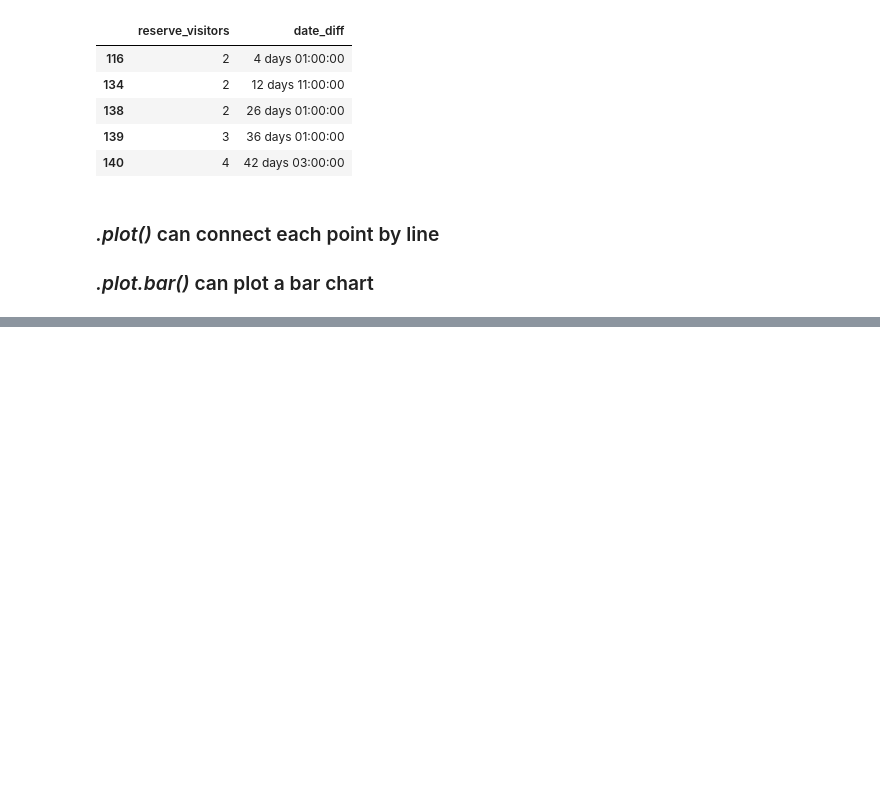
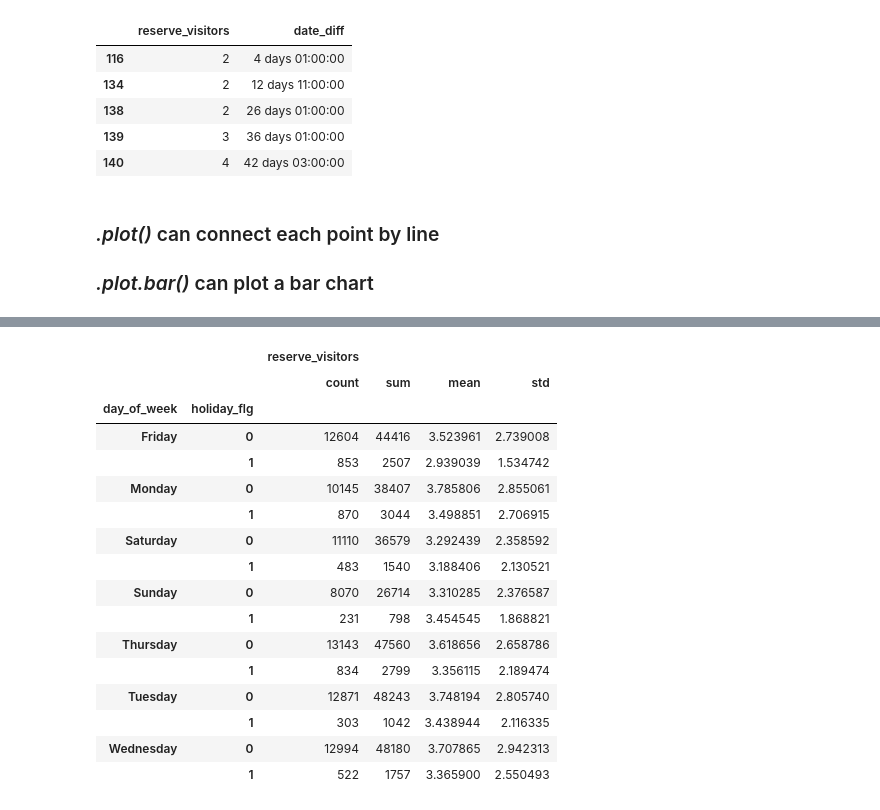
Before and after one commit to kit012/restaurant_prediction, a Jupyter notebook: REVISED Recruit Restaurant Visitor Forecasting.ipynb, the cells around one changed output, grey strips where cells are left out. Saved outputs shown, nothing was run; the diff lists cells and outputs as text; code cells hidden in the pictures; blank space fills up the shorter version.

```diff
--- a/REVISED Recruit Restaurant Visitor Forecasting.ipynb
+++ b/REVISED Recruit Restaurant Visitor Forecasting.ipynb
@@ -143,0 +160,20 @@ mon_xholiday3.loc[:,'reserve_visitors'].plot.bar()
+# %%
+Q1 = comb_df_with_area.loc[:,['reserve_visitors', 'air_genre_name', 'air_area_name','day_of_week']] \
+.groupby([ 'air_area_name', 'air_genre_name']).quantile(0.25)
+Q3 = comb_df_with_area.loc[:,['reserve_visitors', 'air_genre_name', 'air_area_name','day_of_week']] \
+.groupby([ 'air_area_name', 'air_genre_name']).quantile(0.75)
+IQR = Q3 - Q1
+UL = Q3 + 1.5*IQR
+UL = UL.rename(index=str, columns={'reserve_visitors' :'UL'})
+LL = Q1 - 1.5*IQR
+LL = LL.rename(index=str, columns={'reserve_visitors' :'LL'})
+outliers_lmt = pd.concat([UL, LL], axis=1)
+
+outliers_lmt = outliers_lmt.reset_index(level=['air_area_name', 'air_genre_name'])
+
+outliers_filtered = pd.merge(outliers_lmt, comb_df_with_area, on=['air_area_name', 'air_genre_name'])
+outliers_filtered = outliers_filtered[(outliers_filtered.reserve_visitors >= outliers_filtered.LL) &
+                                      (outliers_filtered.reserve_visitors <= outliers_filtered.UL)]
+
+# comb_df_with_area.count()
+outliers_filtered.head()
@@ -143,0 +187,22 @@ mon_xholiday3.loc[:,'reserve_visitors'].plot.bar()
+# %%
+outliers_filtered.loc[:, ['day_of_week', 'holiday_flg','reserve_visitors']] \
+                 .groupby(['day_of_week', 'holiday_flg']) \
+                 .agg(['count',np.sum, np.mean, np.std])
+# %% [output]
+|  |  | reserve_visitors |  |  |  |
+|  |  | count | sum | mean | std |
+| day_of_week | holiday_flg |  |  |  |  |
+| Friday | 0 | 12604 | 44416 | 3.523961 | 2.739008 |
+|  | 1 | 853 | 2507 | 2.939039 | 1.534742 |
+| Monday | 0 | 10145 | 38407 | 3.785806 | 2.855061 |
+|  | 1 | 870 | 3044 | 3.498851 | 2.706915 |
+| Saturday | 0 | 11110 | 36579 | 3.292439 | 2.358592 |
+|  | 1 | 483 | 1540 | 3.188406 | 2.130521 |
+| Sunday | 0 | 8070 | 26714 | 3.310285 | 2.376587 |
+|  | 1 | 231 | 798 | 3.454545 | 1.868821 |
+| Thursday | 0 | 13143 | 47560 | 3.618656 | 2.658786 |
+|  | 1 | 834 | 2799 | 3.356115 | 2.189474 |
+| Tuesday | 0 | 12871 | 48243 | 3.748194 | 2.805740 |
+|  | 1 | 303 | 1042 | 3.438944 | 2.116335 |
+| Wednesday | 0 | 12994 | 48180 | 3.707865 | 2.942313 |
+|  | 1 | 522 | 1757 | 3.365900 | 2.550493 |
```
Also changed, not shown: parts of 9 cells of this notebook.
